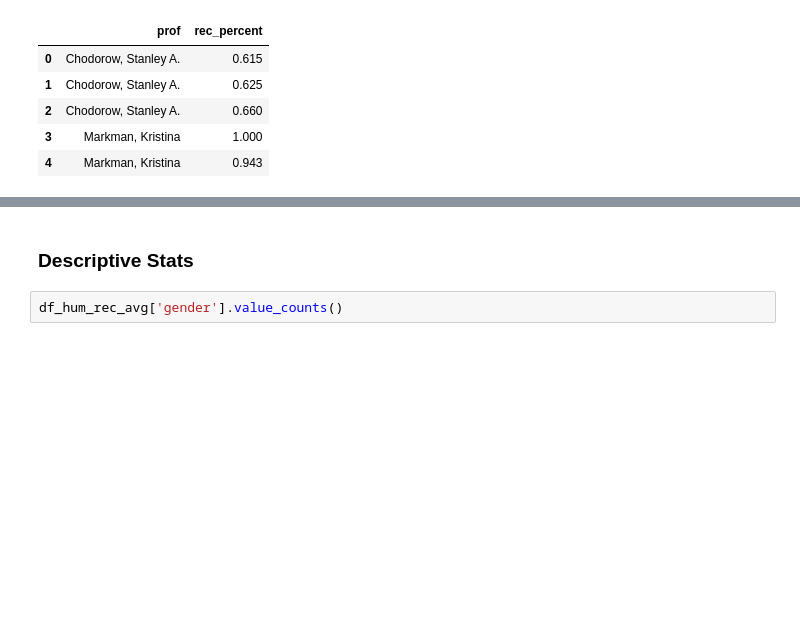
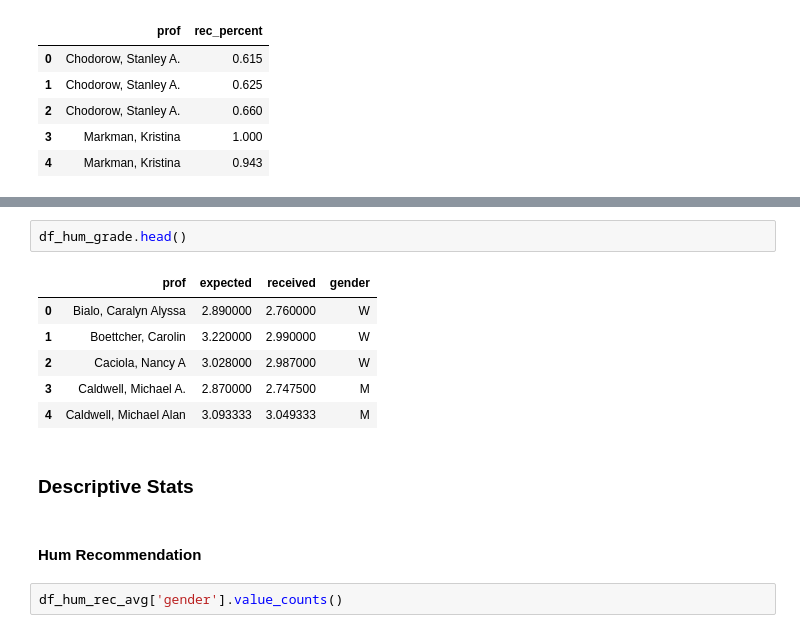
Before and after one commit to nihabhaskar/CSE_194_Project, a Jupyter notebook: humanities_stats.ipynb, the cells around one changed output, grey strips where cells are left out. Drawn from its saved outputs; the diff is of its cells as text; blank space fills up the shorter version.

```diff
--- a/humanities_stats.ipynb
+++ b/humanities_stats.ipynb
@@ -76,5 +91,16 @@ df_hum_rec_avg
+# %%
+df_hum_grade.head()
+# %% [output]
+|  | prof | expected | received | gender |
+| 0 | Bialo, Caralyn Alyssa | 2.890000 | 2.760000 | W |
+| 1 | Boettcher, Carolin | 3.220000 | 2.990000 | W |
+| 2 | Caciola, Nancy A | 3.028000 | 2.987000 | W |
+| 3 | Caldwell, Michael A. | 2.870000 | 2.747500 | M |
+| 4 | Caldwell, Michael Alan | 3.093333 | 3.049333 | M |
 # %% [markdown]
 ### Descriptive Stats
+# %% [markdown]
+#### Hum Recommendation
 # %%
 df_hum_rec_avg['gender'].value_counts()
 # %% [output]
```
Also changed, not shown: parts of 13 cells of this notebook.
